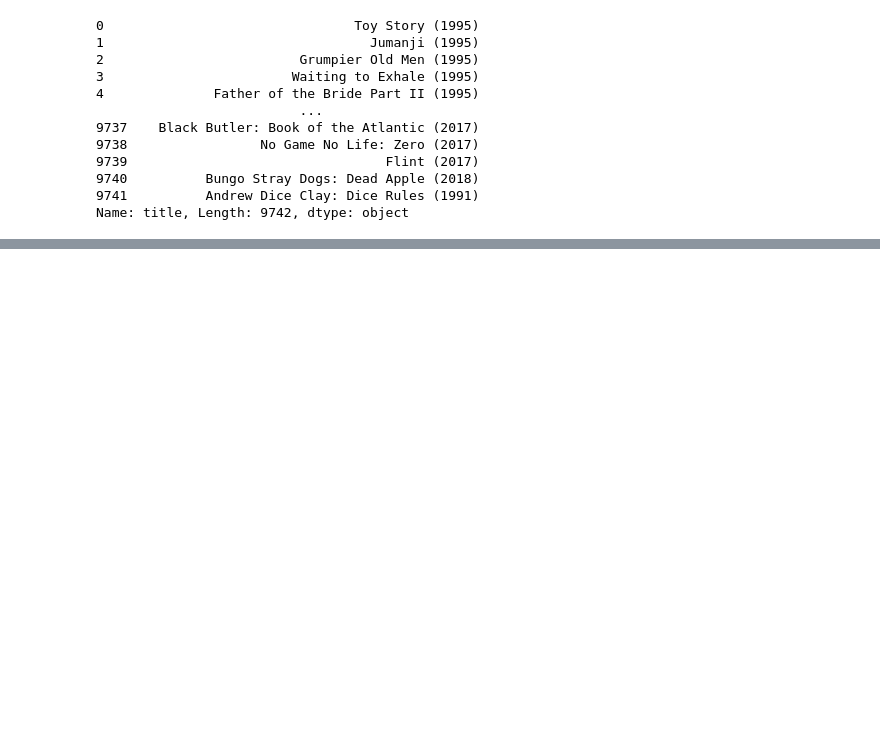
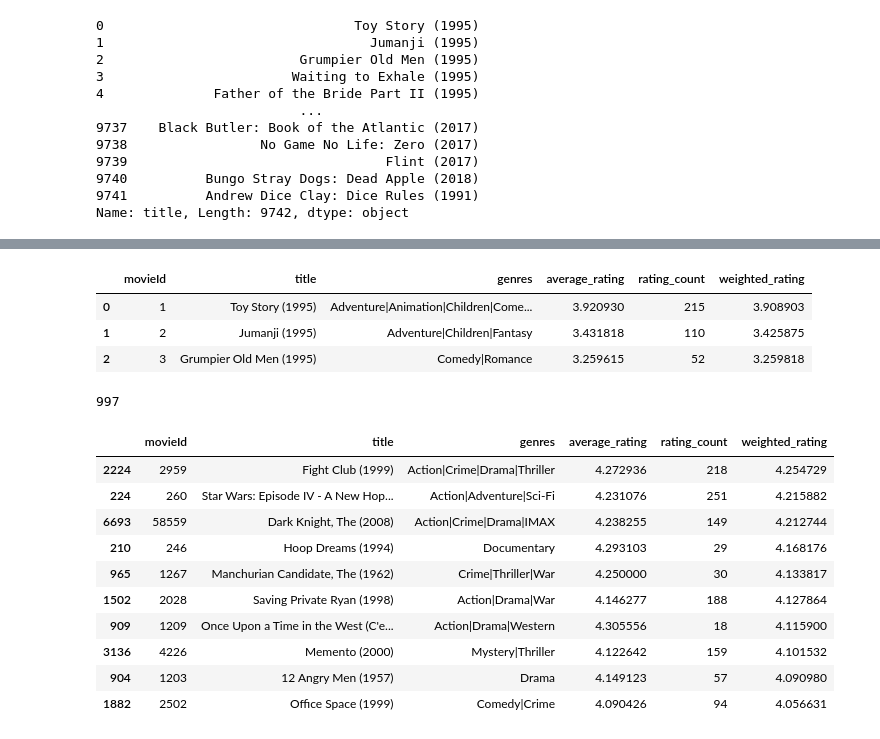
Before and after one commit to kbigdata0010/ml, a Jupyter notebook: 추천시스템.ipynb, the cells around one changed output, grey strips where cells are left out. Saved outputs shown, nothing was run; the diff lists cells and outputs as text; code cells hidden in the pictures; blank space fills up the shorter version.

```diff
--- a/추천시스템.ipynb
+++ b/추천시스템.ipynb
@@ -575,0 +358,4 @@ Name: title, dtype: object
+# %%
+average_series = ratings_df.groupby('movieId')['rating'].mean()
+count_series = ratings_df.groupby('movieId')['rating'].count()
+count_series
@@ -575,0 +376,9 @@ Name: title, dtype: object
+# %%
+df_1 = average_series.reset_index()
+df_1
+df_2 = count_series.reset_index()
+df_3 = df_1.rename(columns={'rating':'average_rating'})
+df_4 = df_2.rename(columns={'rating':'rating_count'})
+df = pd.merge(df_3, df_4 , on='movieId')
+merge_df = pd.merge(movies_df, df , on='movieId')
+merge_df
@@ -575,0 +399,39 @@ Name: title, dtype: object
+# %%
+# 가중평점 계산해서 weighted_rating 컬럼 추가
+C = merge_df['average_rating'].mean()
+# 투표횟수 중 60%이상의 횟수에 달하는 숫자
+# 예를들어 총 투표횟수가 100과 1일때 m값은 매우 달라진다.
+m = merge_df['rating_count'].quantile(0.6)
+
+def weighted_vote_average(record):
+    v = record['rating_count']
+    R = record['average_rating']
+
+    return ( (v/(v+m)) * R) + ( (m/(m+v)) * C)
+
+merge_df['weighted_rating'] = merge_df.apply(weighted_vote_average, axis=1)
+# %%
+merge_df.head(3)
+# %% [output]
+|  | movieId | title | genres | average_rating | rating_count | weighted_rating |
+| 0 | 1 | Toy Story (1995) | Adventure|Animation|Children|Come... | 3.920930 | 215 | 3.908903 |
+| 1 | 2 | Jumanji (1995) | Adventure|Children|Fantasy | 3.431818 | 110 | 3.425875 |
+| 2 | 3 | Grumpier Old Men (1995) | Comedy|Romance | 3.259615 | 52 | 3.259818 |
+# %%
+len(movies_series[result_movie_index_list])
+# %% [output]
+997
+# %%
+merge_df.iloc[result_movie_index_list , :].sort_values(by=['weighted_rating'] ,ascending=False)[:10]
+# %% [output]
+|  | movieId | title | genres | average_rating | rating_count | weighted_rating |
+| 2224 | 2959 | Fight Club (1999) | Action|Crime|Drama|Thriller | 4.272936 | 218 | 4.254729 |
+| 224 | 260 | Star Wars: Episode IV - A New Hop... | Action|Adventure|Sci-Fi | 4.231076 | 251 | 4.215882 |
+| 6693 | 58559 | Dark Knight, The (2008) | Action|Crime|Drama|IMAX | 4.238255 | 149 | 4.212744 |
+| 210 | 246 | Hoop Dreams (1994) | Documentary | 4.293103 | 29 | 4.168176 |
+| 965 | 1267 | Manchurian Candidate, The (1962) | Crime|Thriller|War | 4.250000 | 30 | 4.133817 |
+| 1502 | 2028 | Saving Private Ryan (1998) | Action|Drama|War | 4.146277 | 188 | 4.127864 |
+| 909 | 1209 | Once Upon a Time in the West (C'e... | Action|Drama|Western | 4.305556 | 18 | 4.115900 |
+| 3136 | 4226 | Memento (2000) | Mystery|Thriller | 4.122642 | 159 | 4.101532 |
+| 904 | 1203 | 12 Angry Men (1957) | Drama | 4.149123 | 57 | 4.090980 |
+| 1882 | 2502 | Office Space (1999) | Comedy|Crime | 4.090426 | 94 | 4.056631 |
```
Also changed, not shown: parts of 39 cells of this notebook.
